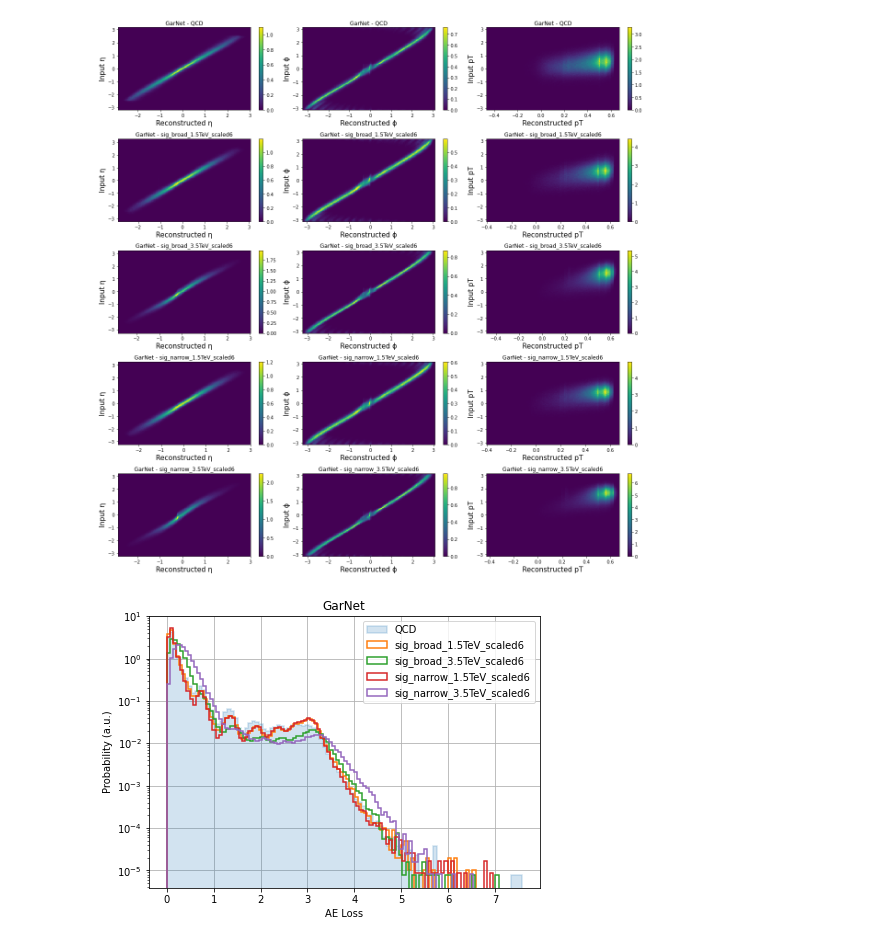
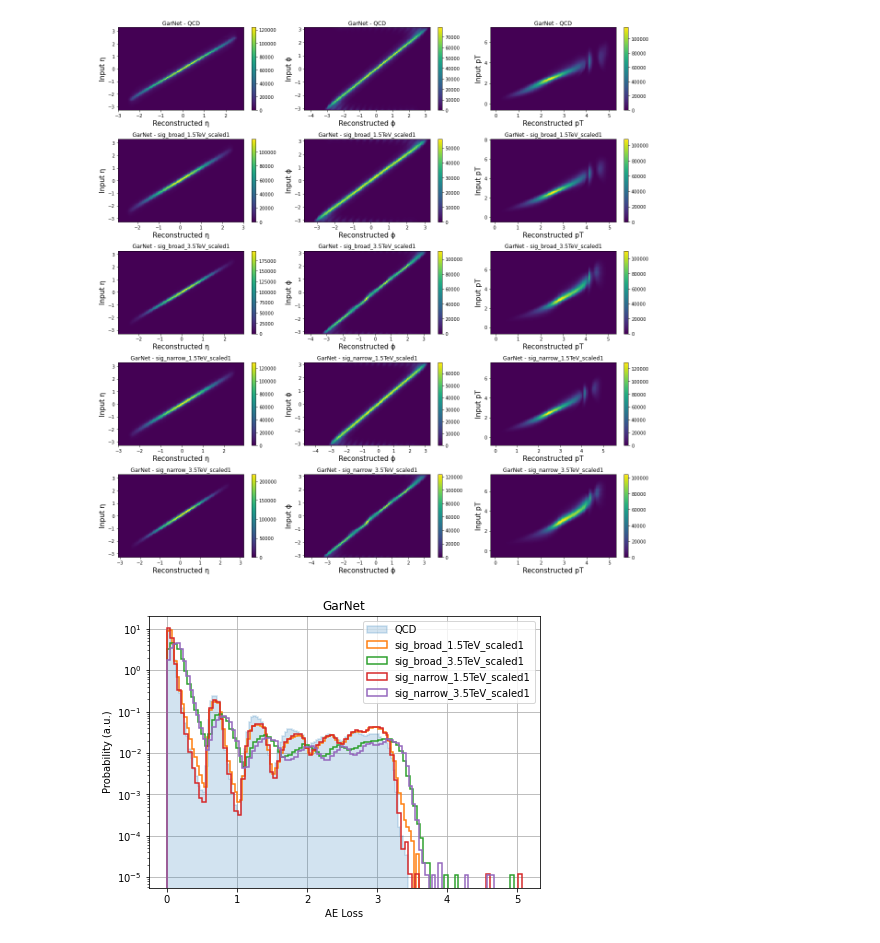
Before and after one commit to muHashh/CERN-Anomaly-Detection, a Jupyter notebook: src/plots/plot_results.ipynb, the cells around one changed output. Cells and saved outputs as stored; diff of their text form; code cells hidden in the pictures.

```diff
--- a/src/plots/plot_results.ipynb
+++ b/src/plots/plot_results.ipynb
@@ -13,8 +13,12 @@ from pathlib import Path
 plt.rcParams["figure.figsize"] = (7,5)
 # %%
 models = (
-    ("GarNet", h5py.File("/eos/user/m/mushahid/cms-ad/src/output/garnet_2_layers_test/output.h5", 'r'), glob.glob("../signals/signals_scaled2/*")),
-    # ("GarNet", h5py.File("/eos/user/m/mushahid/cms-ad/src/output/garnet_2_layers_test2/output.h5", 'r'), glob.glob("../signals/signals_scaled2/*")),
+    # ("GarNet", h5py.File("/eos/user/m/mushahid/cms-ad/src/hls_outs/hls_out/predictions.h5", 'r'), glob.glob("../signals/signals_scaled2/*")),
+    # ("GarNet", h5py.File("/eos/user/m/mushahid/cms-ad/src/hls_outs/hls_out3/predictions.h5", 'r'), glob.glob("../signals/signals_scaled2/*")),
+    # ("GarNet", h5py.File("/eos/user/m/mushahid/cms-ad/src/hls_outs/hls_test/predictions.h5", 'r'), glob.glob("../signals/signals_scaled2/*")),
+    # ("GarNet", h5py.File("/eos/user/m/mushahid/cms-ad/src/output_old/garnet_2_layers_7/output.h5", 'r'), glob.glob("../signals_old/signals_scaled6/*")),
+    ("GarNet", h5py.File("/eos/user/m/mushahid/cms-ad/src/output/garnet4-1_1/output.h5", 'r'), glob.glob("../signals/signals1/*")),
+    # ("GarNet", h5py.File("/eos/user/m/mushahid/cms-ad/src/output/garnet4-2/output.h5", 'r'), glob.glob("../signals/signals2/*")),
     # ("GarNet (HLS)", h5py.File("/eos/user/m/mushahid/cms-ad/src/hls_out3/predictions.h5", 'r'), glob.glob("../signals_scaled2/*")),
 )
 
@@ -57,16 +62,17 @@ def plot_features1d(model_output, title, signals_loc):
             input_data = h5py.File(f, 'r')["jetConstituentsList"][()]
 
         predicted_data = model_output["predicted_"+Path(f).stem][()]
+        # predicted_data = np.expand_dims(np.reshape(predicted_data, (np.shape(predicted_data)[0],) + (16, 3)), axis=3)
 
         for j, feature in enumerate(features):
 
             ax = axs[i][j]
 
-            ax.hist(np.squeeze(input_data[:,:,j][:,j].flatten()), 50, label="Input %s"%feature, density=True,
-                histtype='step', fill=False, linewidth=1.5, color="dodgerblue")
+            ax.hist(input_data[:,:,j].flatten(), 100, label="Input %s"%feature, density=False,
+                histtype='step', fill=False, linewidth=1, color="dodgerblue")
 
-            ax.hist(np.squeeze(predicted_data[:,:,j][:,j].flatten()), 50, label="Reconstruced %s"%feature, density=True,
-                histtype='step', fill=False, linewidth=1.5, color="firebrick")
+            ax.hist(predicted_data[:,:,j].flatten(), 100, label="Reconstruced %s"%feature, density=False,
+                histtype='step', fill=False, linewidth=1, color="firebrick")
 
             ax.set_yscale('log', nonpositive='clip')
             ax.set_xlabel(feature, fontsize=15)
@@ -94,16 +102,15 @@ def plot_features2d(model_output, title, signals_loc):
             input_data = h5py.File(f, 'r')["jetConstituentsList"][()]
 
         predicted_data = model_output["predicted_"+Path(f).stem][()]
-        np.expand_dims(np.reshape(predicted_data, (np.shape(predicted_data)[0],) + (16, 3)), axis=3)
 
         for j, feature in enumerate(features):
 
             ax = axs[i][j]
 
-            x = np.squeeze(predicted_data[:,:,j][:,j])
-            y = np.squeeze(input_data[:,:,j][:,j])
+            x = predicted_data[:,:,j].flatten()
+            y = input_data[:,:,j].flatten()
 
-            plot = ax.hist2d(x, y, bins=200, density=True)
+            plot = ax.hist2d(x, y, bins=100, density=False)
 
             ax.set_xlabel("Reconstructed {}".format(feature), fontsize=15)
             ax.set_ylabel('Input {}'.format(feature), fontsize=15)
@@ -116,7 +123,7 @@ def plot_features2d(model_output, title, signals_loc):
 for model in models:
     plot_features2d(model[1], model[0], model[2])
 # %% [output]
-[figure, old version]
+[figure, new version]
 # %%
 def ae_loss(model_output, title, signals_loc):
     plt.figure()
@@ -125,35 +132,34 @@ def ae_loss(model_output, title, signals_loc):
 
         if f == "QCD":
             fill, alpha = [True, 0.2]
             inval = model_output[f][()]
             name = f
         else:
             fill, alpha = [False, 1]
             inval = h5py.File(f, 'r')["jetConstituentsList"][()]
             name = Path(f).stem
 
         outval = model_output["predicted_"+name][()]
-        np.expand_dims(np.reshape(outval, (np.shape(outval)[0],) + (16, 3)), axis=3)
 
         lossQCD = loss(np.reshape(inval, [-1, 16*3*1]), np.reshape(outval, [-1, 16*3*1]))
         maxScore = np.max(lossQCD)
 
         # plot AE Loss
         plt.hist(lossQCD, bins=100, label=name, density=True, range=(0, maxScore),
                  histtype='step', fill=fill, alpha=alpha, linewidth=1.5)
 
     plt.semilogy()
     plt.title(title)
     plt.xlabel("AE Loss")
     plt.ylabel("Probability (a.u.)")
     plt.grid(True)
     plt.legend(loc="upper right")
     plt.show()
 
 for model in models:
     ae_loss(model[1], model[0], model[2])
 # %% [output]
-[figure, old version]
+[figure, new version]
 # %%
 def metrics(model_output, signals_loc):
     lossQCD = loss(np.reshape(model_output["QCD"][()], [-1, 16*3*1]), np.reshape(model_output["predicted_QCD"][()], [-1, 16*3*1]))
```
Also changed, not shown: parts of 3 cells of this notebook, 7 other files.
